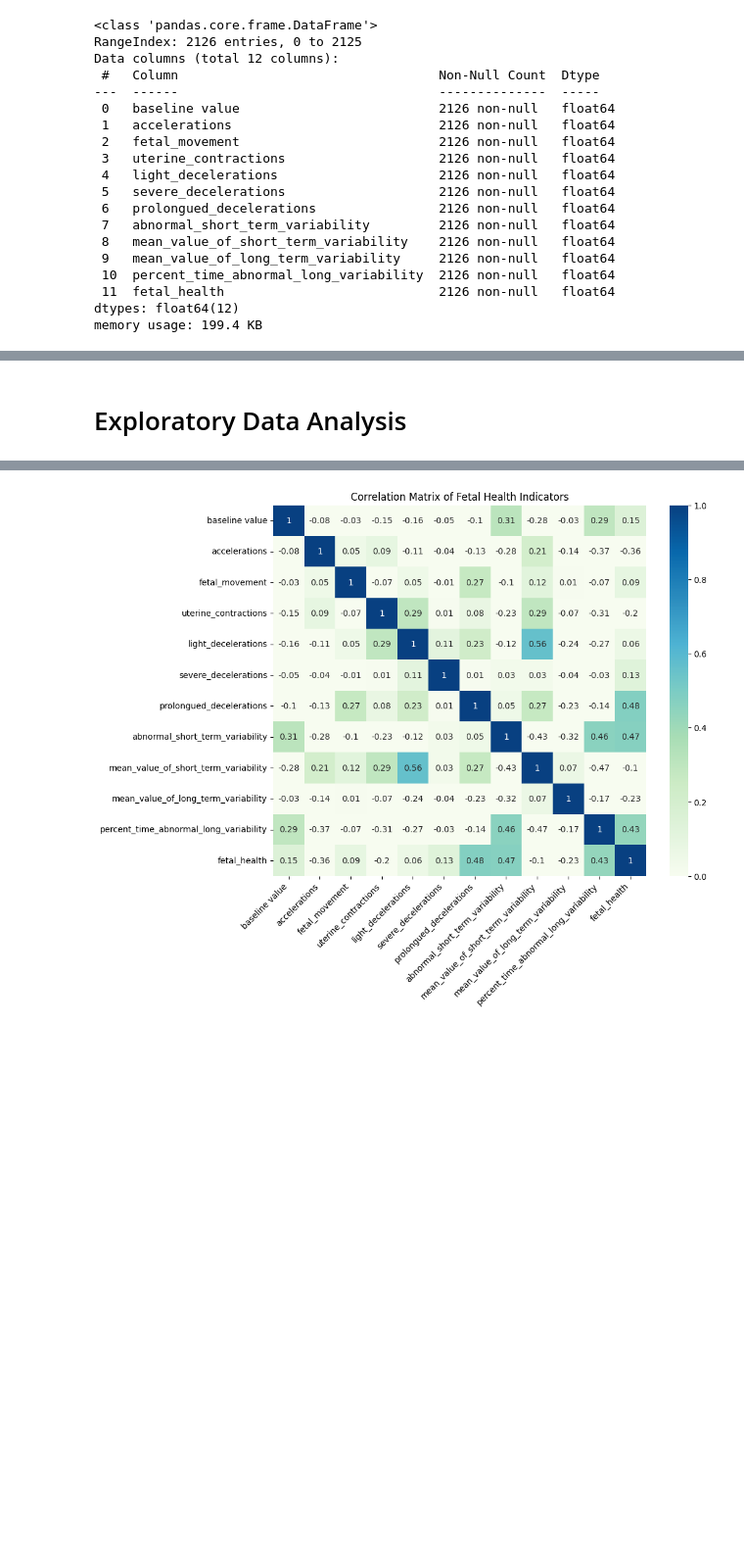
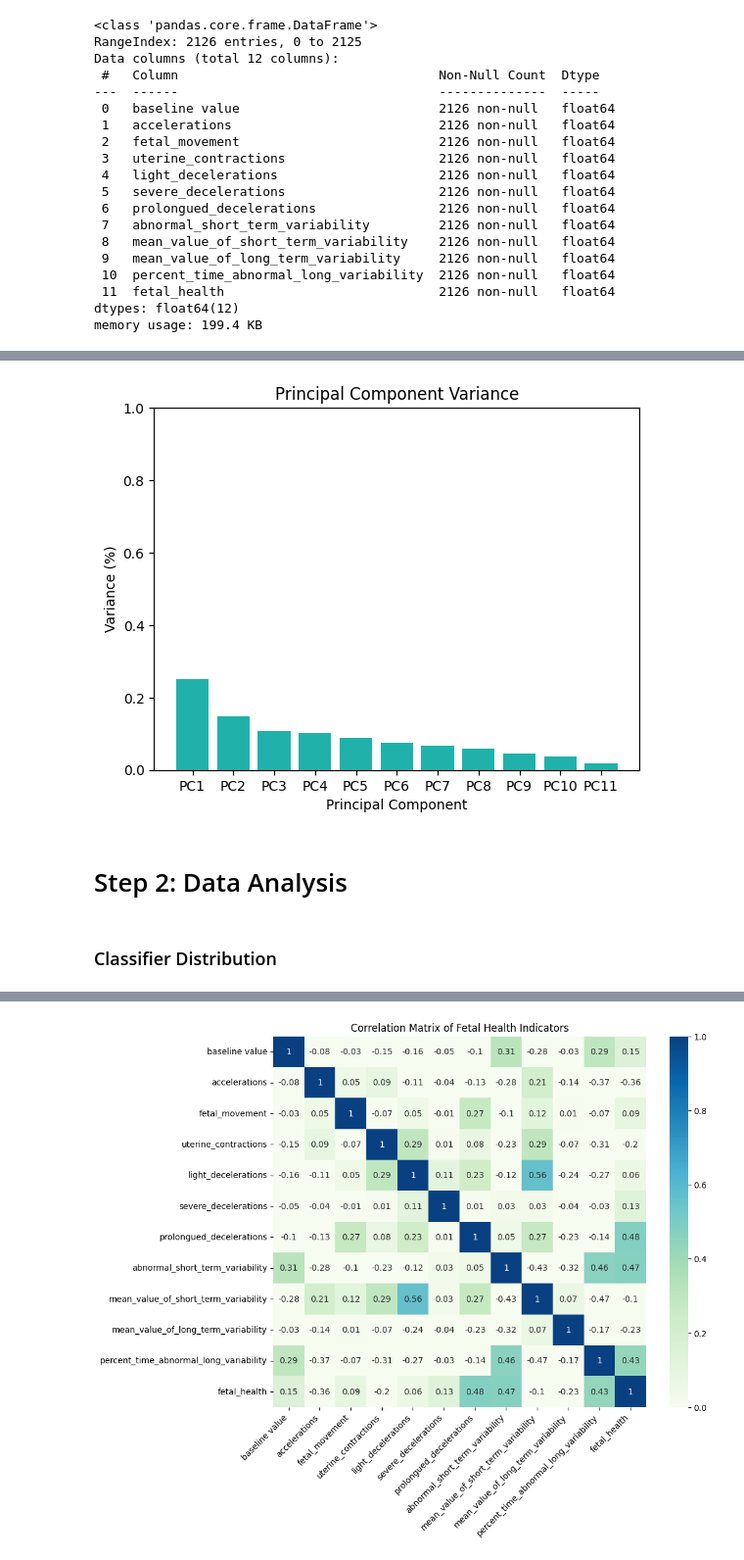
Before and after one commit to dgambone3/Fetal_Health_Prediction, a Jupyter notebook: DM_Project.ipynb, the cells around one changed output, grey strips where cells are left out. Shown at 98% size. Cells and saved outputs as stored; diff of their text form; code cells hidden in the pictures; blank space fills up the shorter version.

```diff
--- a/DM_Project.ipynb
+++ b/DM_Project.ipynb
@@ -82,2 +125,18 @@ memory usage: 199.4 KB
+# %%
+trained_pca = pca.transform(scaled)
+var_ratio = pca_info['PCA Variance Ratio']
+
+x=range(0, len(var_ratio))
+plt.bar(x, var_ratio, color='lightseagreen')
+plt.ylabel('Variance (%)')
+plt.xlabel('Principal Component')
+plt.xticks(x, ['PC1', 'PC2', 'PC3', 'PC4', 'PC5', 'PC6', 'PC7', 'PC8', 'PC9', 'PC10', 'PC11'])
+plt.ylim([0,1])
+plt.title('Principal Component Variance')
+plt.show()
+# %% [output]
+[figure, added]
 # %% [markdown]
-# Exploratory Data Analysis
+# Step 2: Data Analysis
+# %% [markdown]
+### Classifier Distribution
```
Also changed, not shown: parts of 43 cells of this notebook.
